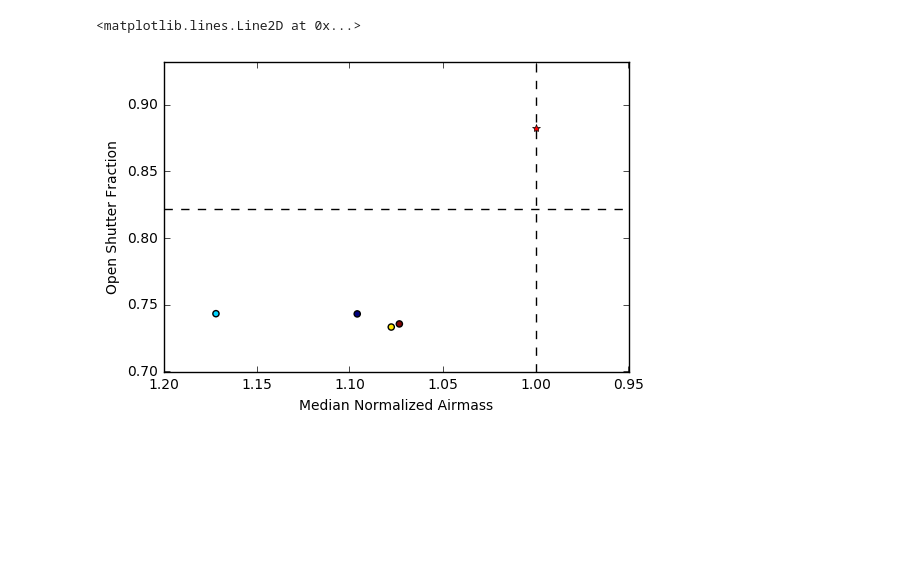
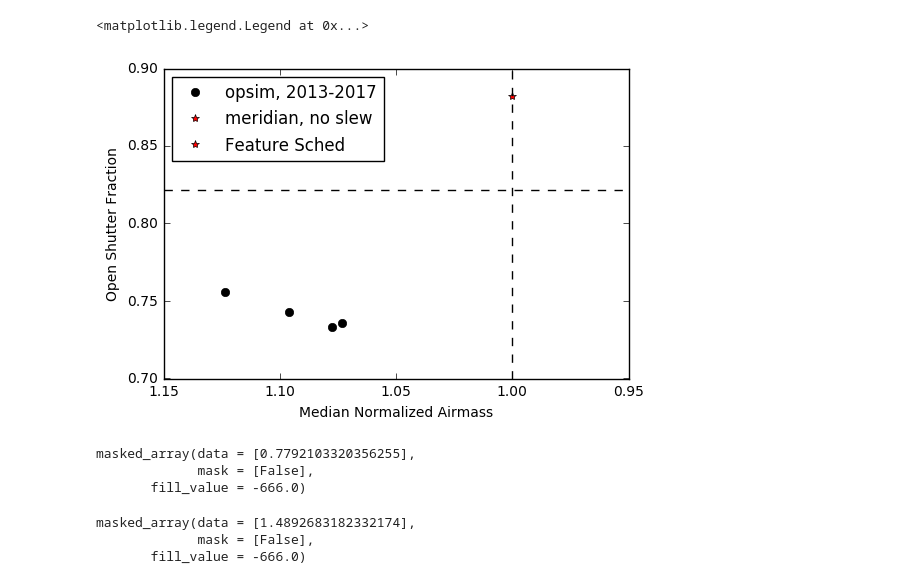
Before and after one commit to yoachim/ScratchStuff, a Jupyter notebook: survey_survey/opsimvtime/wha.ipynb, the cells around one changed output. Drawn from its saved outputs; the diff is of its cells as text; code cells hidden in the pictures; blank space fills up the shorter version.

Commit message:
perfecting plot

```diff
--- a/survey_survey/opsimvtime/wha.ipynb
+++ b/survey_survey/opsimvtime/wha.ipynb
@@ -38,7 +38,7 @@ colmap_dicts.append({'slewtime': 'slewTime', 'exptime': 'expTime', 'visittime':
 
 
 
-conns.append(db.SimpleDatabase('opsimblitz1_1131_sqlite.db', defaultTable='Summary', groupBy='expMJD',
+conns.append(db.SimpleDatabase('opsimblitz2_1060_sqlite.db', defaultTable='Summary', groupBy='expMJD',
                                defaultdbTables={'Summary': ['Summary', 'obsHistID']}))
 colmap_dicts.append({'slewtime': 'slewTime', 'exptime': 'visitExpTime', 'visittime': 'visitTime', 'mjd':'expMJD'})
 
@@ -130,0 +133,25 @@ print 30./(34)
+# %%
+results = []
+i=0
+for conn,colmap_dict in zip(conns, colmap_dicts):
+    bundleList = []
+    sql = ''
+    slicer = slicers.UniSlicer()
+    metric = BruteOSFMetric(expTimeCol=colmap_dict['exptime'],
+                                   mjdCol=colmap_dict['mjd'], fudge=fudge)
+    bundle = metricBundles.MetricBundle(metric, slicer, sql)
+    bundleList.append(bundle)
+
+    stacker = stackers.NormAirmassStacker(decCol='dec')
+    metric = metrics.MedianMetric(col='normairmass')
+    bundle = metricBundles.MetricBundle(metric, slicer, sql, stackerList=[stacker])
+    bundleList.append(bundle)
+
+    metric = metrics.MedianMetric(col=colmap_dict['slewtime'])
+    bundle = metricBundles.MetricBundle(metric, slicer, sql)
+    bundleList.append(bundle)
+
+    bd = metricBundles.makeBundlesDictFromList(bundleList)
+    group = metricBundles.MetricBundleGroup(bd, conn)
+    group.runAll()
+    results.append(bundleList)
@@ -131,13 +166,33 @@ print 30./(34)
+# %%
+feature_osf = bundleList[0].metricValues
+feature_nair = bundleList[1].metricValues
 # %%
 max_osf = 30./(34)
-plt.scatter(normAir, osf, c=np.arange(len(normAir)))
-plt.xlim([1.2, .95])
-plt.ylim([.7, max_osf+.05])
-plt.plot(1, max_osf, 'r*')
+plt.plot(normAir, osf, 'ko', label='opsim, 2013-2017')
+plt.xlim([1.15, .95])
+plt.ylim([.7, .9])
+plt.plot(1, max_osf, 'r*', label='meridian, no slew')
 plt.xlabel('Median Normalized Airmass')
 plt.ylabel('Open Shutter Fraction')
 plt.axhline(y=30./(32.+4.5), linestyle='--', color='k')
 plt.axvline(x=1., linestyle='--', color='k')
+
+plt.plot(feature_nair, feature_osf, 'r*', label='Feature Sched')
+
+plt.legend(scatterpoints=1, numpoints=1, loc='upper left')
 # %% [output]
-<matplotlib.lines.Line2D at 0x...>
+<matplotlib.legend.Legend at 0x...>
-[figure, old version]
+[figure, new version]
+# %%
+
+feature_osf
+# %% [output]
+masked_array(data = [0.7792103320356255],
+             mask = [False],
+       fill_value = -666.0)
+# %%
+feature_nair
+# %% [output]
+masked_array(data = [1.4892683182332174],
+             mask = [False],
+       fill_value = -666.0)
```
Also changed, not shown: parts of 8 cells of this notebook.
